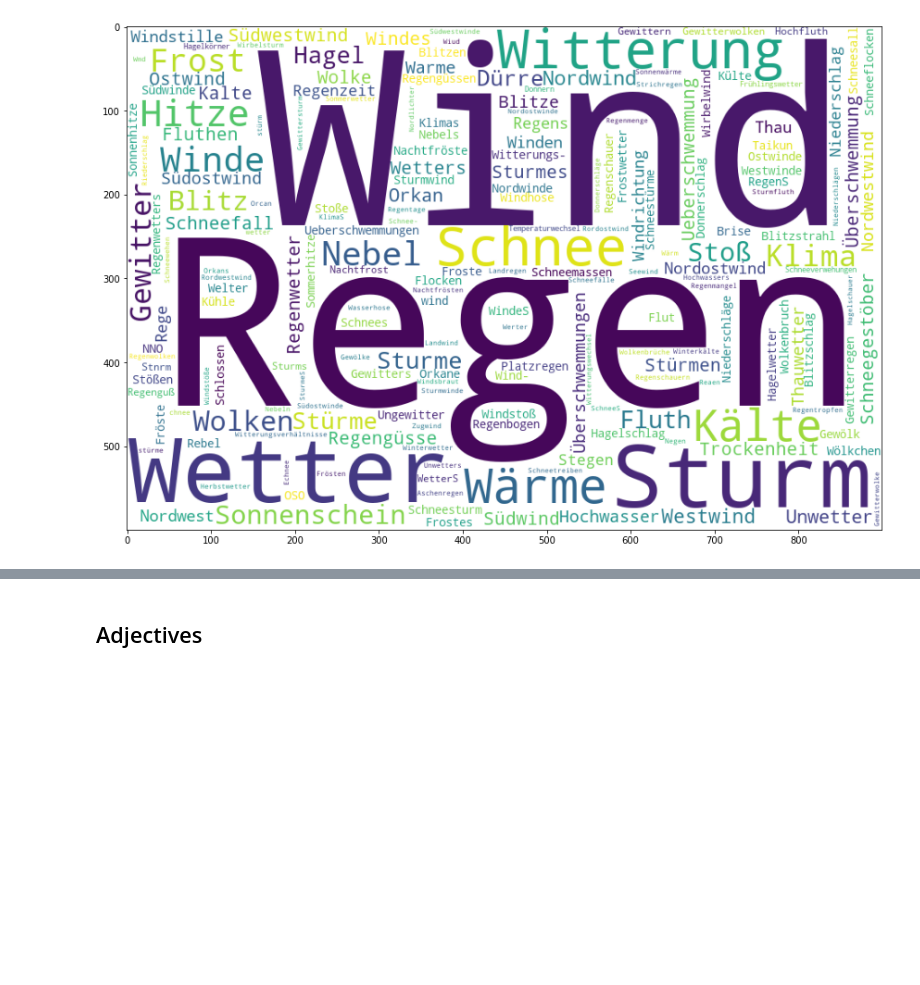
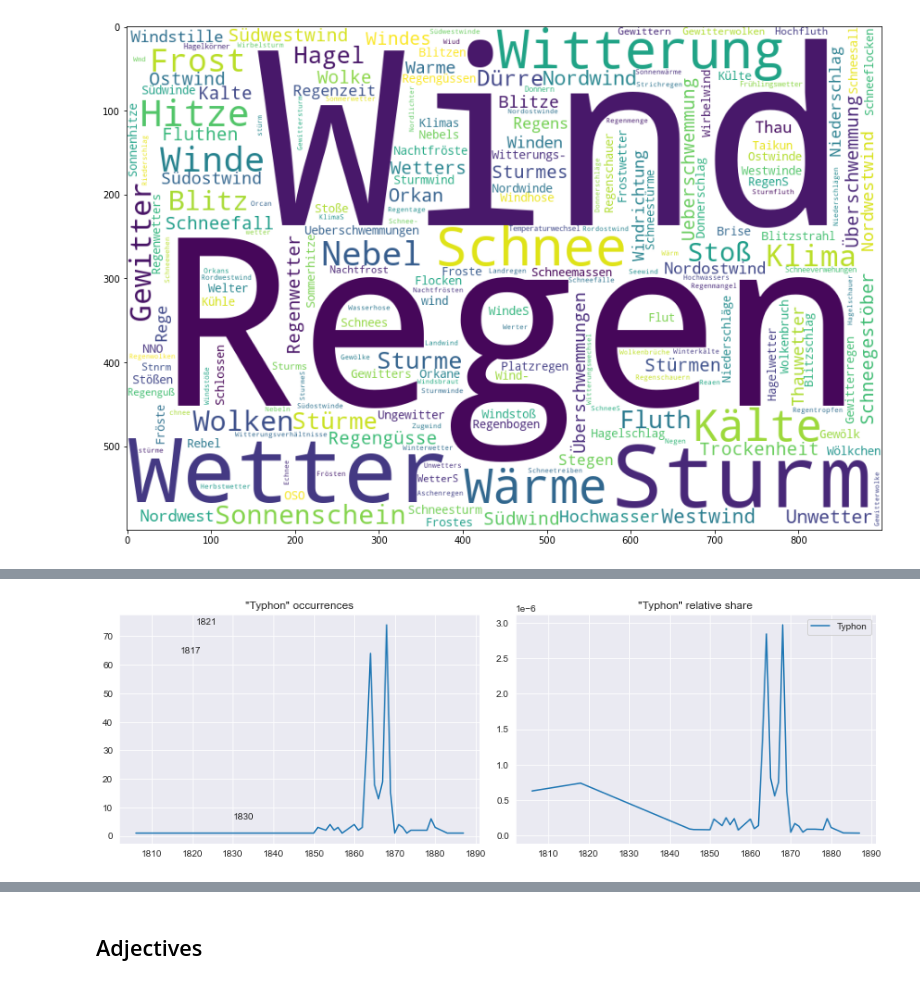
Before and after one commit to krkryger/clim-dist, a Jupyter notebook: notebooks/analysis.ipynb, the cells around one changed output, grey strips where cells are left out. Cells and saved outputs as stored; diff of their text form; code cells hidden in the pictures; blank space fills up the shorter version.

```diff
--- a/notebooks/analysis.ipynb
+++ b/notebooks/analysis.ipynb
@@ -64,0 +151,4 @@ plt.show()
+# %%
+find_single_entity_freq(ents_ruled, exotic_wind_list)
+# %% [output]
+[figure, added]
```
Also changed, not shown: parts of 22 cells of this notebook.
